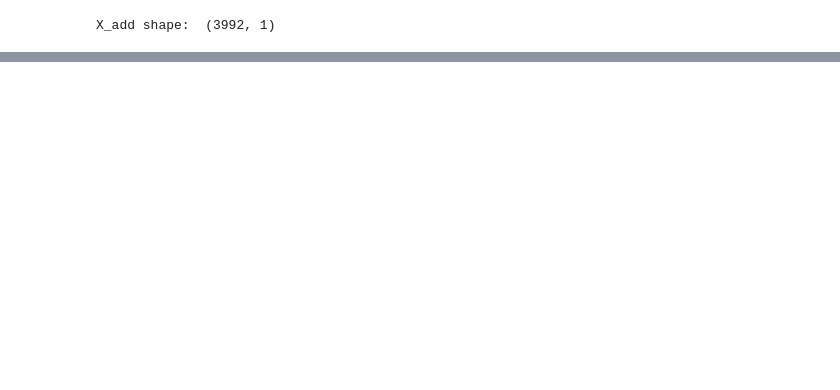
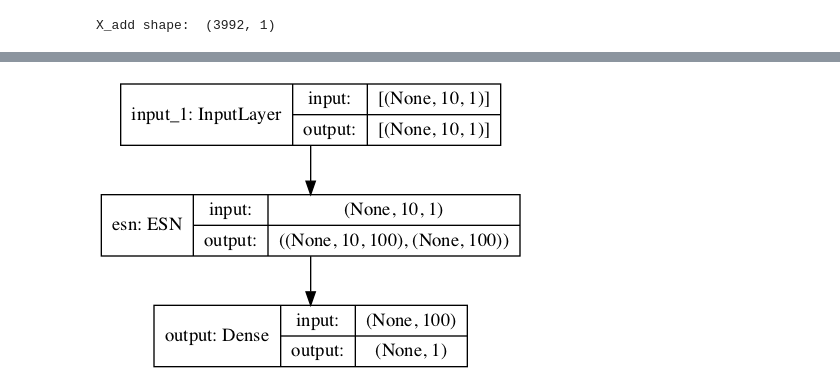
Before and after one commit to MarcoLandtHayen/EchoStateNetworks, a Jupyter notebook: notebooks/ESN_exp05.ipynb, the cells around one changed output, grey strips where cells are left out. Saved outputs shown, nothing was run; the diff lists cells and outputs as text; code cells hidden in the pictures; blank space fills up the shorter version.

```diff
--- a/notebooks/ESN_exp05.ipynb
+++ b/notebooks/ESN_exp05.ipynb
@@ -272,0 +325,21 @@ plt.show()
+# %%
+## Verbosity
+verbose = True
+
+## Decomposing timeseries:
+input_length = 10 # Split input series into samples of specified input length.
+target_length = 1 # Define target length.
+train_val_split = 0.8 # Specify the amount of samples used for training, the rest is used as validation data.
+alpha = 0.15 # Smoothing parameter for decomposing original series into trend L, season S and residuum R.
+gamma = 0.15 # Smoothing parameter for decomposing original series into trend L, season S and residuum R.
+s = 126 # Choose cycle length for season S.
+scaled_YN = False # If True: Scale input series with min/max scaling, where min/max are taken only from train data!
+
+## ESN model
+n_layers = 1 # Number of ESN layers in the model.
+n_res = 100 # Number of reservoir units.
+W_in_lim = 1 # Initialize input weights from random uniform distribution in [- W_in_lim, + W_in_lim]
+leak_rate = 0.5 # Leak rate used in transition function of reservoir states.
+spec_radius = 1.0 # Spectral radius, becomes largest Eigenvalue of reservoir weight matrix
+sparsity = 0.2 # Sparsity of reservoir weight matrix.
+n_features = 1 # Number of input features, e.g. original series plus decomposed parts L, S and R --> 4
@@ -272,0 +364,7 @@ plt.show()
+# %%
+## Set up ESN model:
+
+# Get complete model (output = target prediction) plus short model (output final reservoir states from all layers)
+model, model_short = setESN(input_length=input_length, n_features=n_features, n_layers=n_layers, n_res=n_res,
+                            W_in_lim=W_in_lim, leak_rate=leak_rate, spec_radius=spec_radius, sparsity=sparsity,
+                            verbose=verbose)
@@ -272,0 +391,5 @@ plt.show()
+# %%
+# Plot complete model
+plot_model(model, show_shapes=True, show_layer_names=True)
+# %% [output]
+[figure, added]
```
Also changed, not shown: parts of 29 cells of this notebook, 2 other files.
